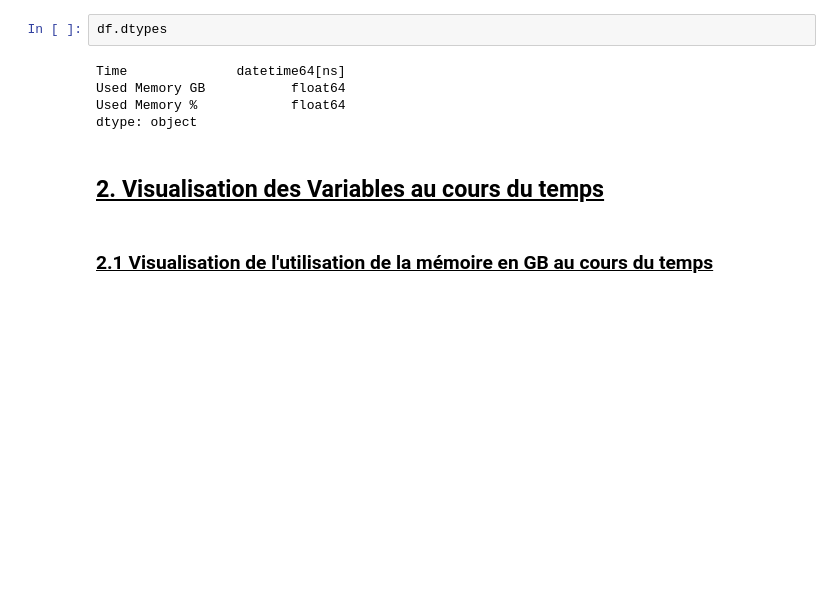
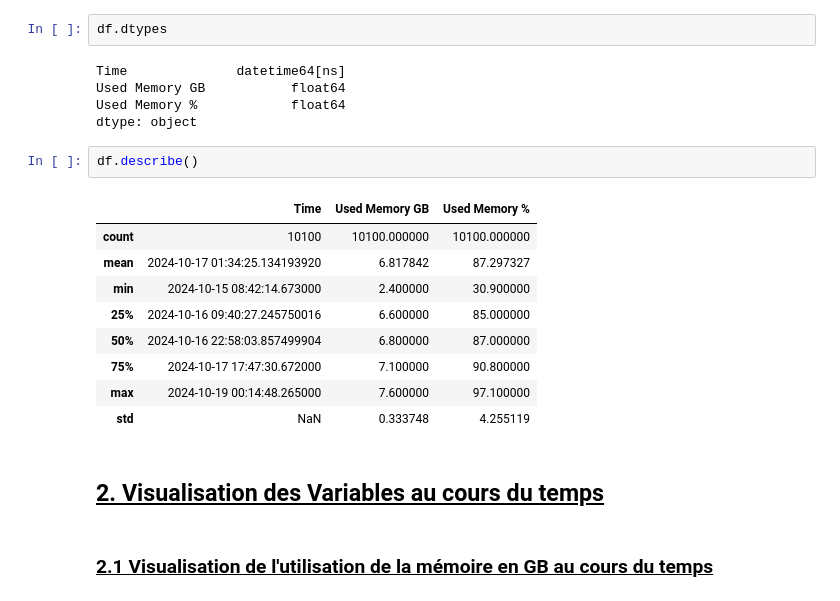
Before and after one commit to IbnISSA/Times-Series-Project---Groupe-1, a Jupyter notebook: index.ipynb, the cells around one changed output. Cells and saved outputs as stored; diff of their text form; blank space fills up the shorter version.

```diff
--- a/index.ipynb
+++ b/index.ipynb
@@ -107,6 +107,18 @@ Time              datetime64[ns]
 Used Memory GB           float64
 Used Memory %            float64
 dtype: object
+# %%
+df.describe()
+# %% [output]
+|  | Time | Used Memory GB | Used Memory % |
+| count | 10100 | 10100.000000 | 10100.000000 |
+| mean | 2024-10-17 01:34:25.134193920 | 6.817842 | 87.297327 |
+| min | 2024-10-15 08:42:14.673000 | 2.400000 | 30.900000 |
+| 25% | 2024-10-16 09:40:27.245750016 | 6.600000 | 85.000000 |
+| 50% | 2024-10-16 22:58:03.857499904 | 6.800000 | 87.000000 |
+| 75% | 2024-10-17 17:47:30.672000 | 7.100000 | 90.800000 |
+| max | 2024-10-19 00:14:48.265000 | 7.600000 | 97.100000 |
+| std | NaN | 0.333748 | 4.255119 |
 # %% [markdown]
 <h2 style="text-decoration: underline;">2. Visualisation des Variables au cours du temps</h2>
 # %% [markdown]
```
